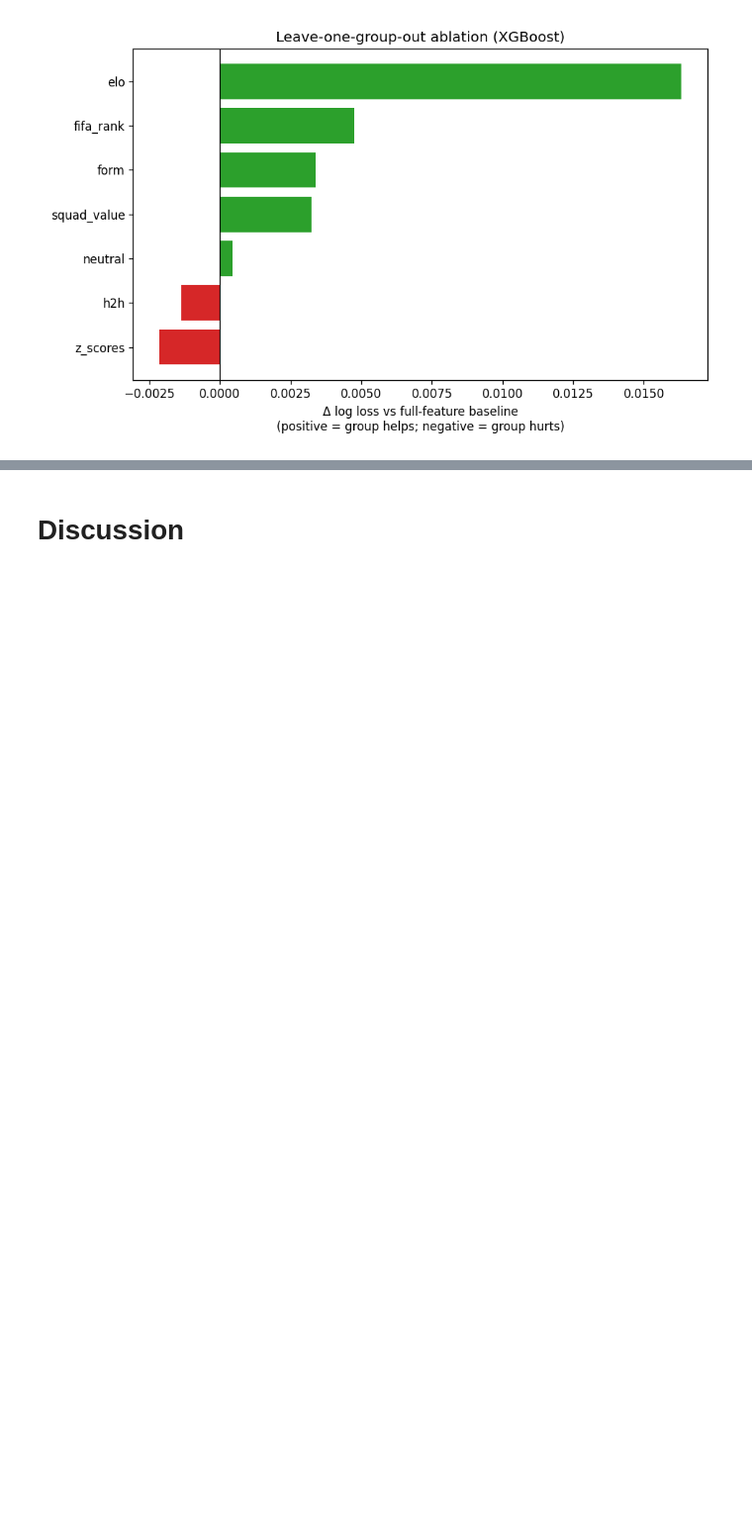
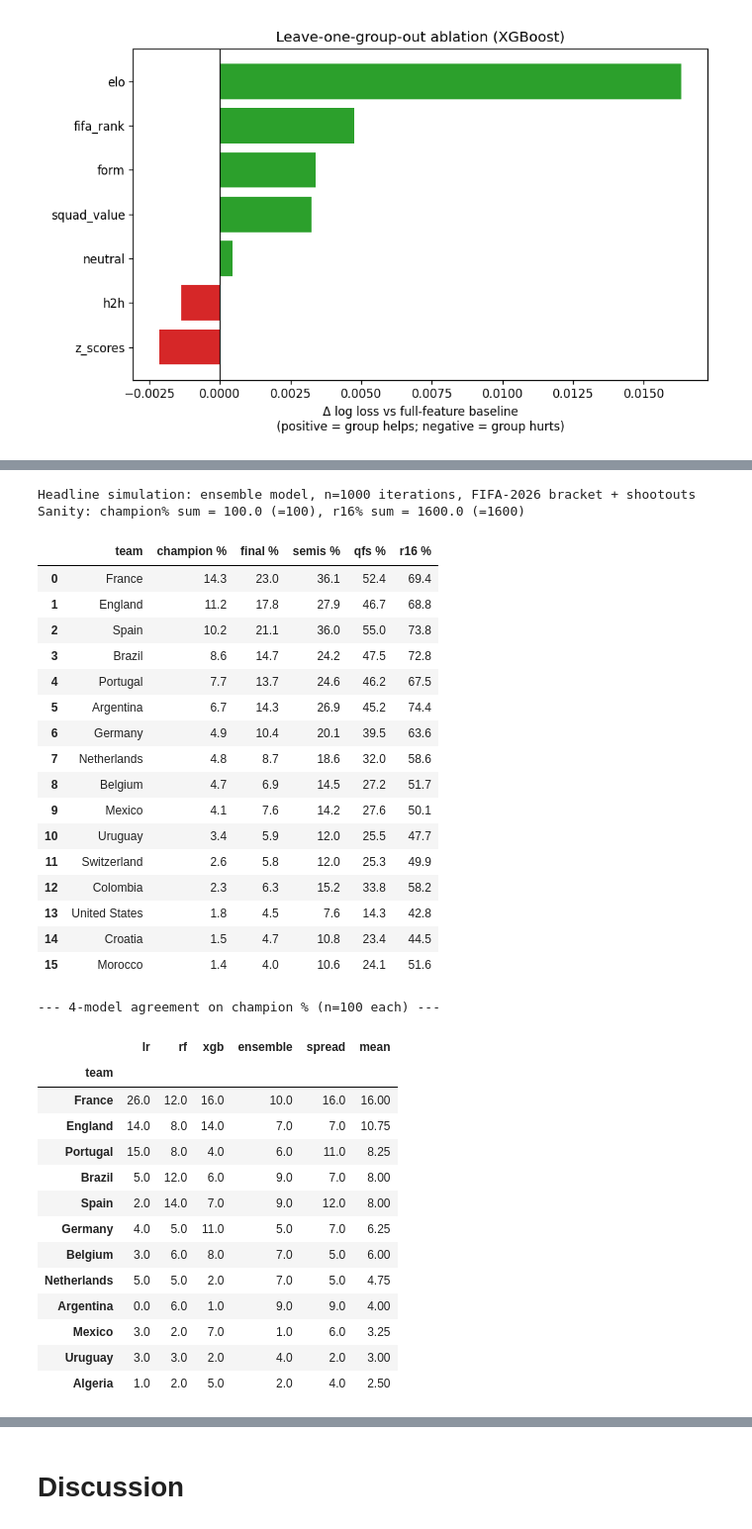
Before and after one commit to jlocala1/WorldCupPredictor, a Jupyter notebook: notebooks/main.ipynb, the cells around one changed output, grey strips where cells are left out. Shown at 99% size. Saved outputs shown, nothing was run; the diff lists cells and outputs as text; code cells hidden in the pictures; blank space fills up the shorter version.

Commit message:
Full n=1000 monte carlo simulation finished for ensemble. Added results and some analysis to notebook, still making edits

```diff
--- a/notebooks/main.ipynb
+++ b/notebooks/main.ipynb
@@ -391,20 +392,68 @@ Two choices in the simulation reflect simplifications that we'd like to flag rat
 # %%
-# Run the simulation and load results.
-# `python src/simulate.py --iters 1000 --seed 42` is the canonical command for the report.
-# Below we re-run with a smaller iter count for the notebook to keep execution time tractable;
-# the precomputed numbers are also saved to models/sim_summary.csv if a longer run is available.
+# Load both the headline n=1000 ensemble run and the 4-model n=100 comparison.
+# Generated by:
+#   python src/simulate.py --iters 1000 --seed 42 --output models/sim_ensemble_1000.csv
+#   for m in lr rf xgb ensemble; do
+#     python src/simulate.py --model $m --iters 100 --seed 42 --output models/sim_${m}_100.csv
+#   done
 
-import os, json
-SIM_RESULTS = os.path.join(MODELS_DIR, "sim_summary.csv")
-if os.path.exists(SIM_RESULTS):
-    sim_df = pd.read_csv(SIM_RESULTS)
-    print(f"Loaded simulation summary from {SIM_RESULTS}")
-    print(f"Iterations: see header in file")
+import os
+HEADLINE_PATH = os.path.join(MODELS_DIR, "sim_ensemble_1000.csv")
+if os.path.exists(HEADLINE_PATH):
+    sim_df = pd.read_csv(HEADLINE_PATH).sort_values("champion %", ascending=False).reset_index(drop=True)
+    print(f"Headline simulation: ensemble model, n=1000 iterations, FIFA-2026 bracket + shootouts")
+    print(f"Sanity: champion% sum = {sim_df['champion %'].sum():.1f} (=100), "
+          f"r16% sum = {sim_df['r16 %'].sum():.1f} (=1600)")
     display(sim_df.head(16))
 else:
-    print("No precomputed simulation summary at", SIM_RESULTS)
-    print("Run: python src/simulate.py --iters 1000 --seed 42")
-    print("Then re-execute this cell.")
+    print(f"Headline sim not found at {HEADLINE_PATH}")
+    print(f"Run: python src/simulate.py --iters 1000 --seed 42 --output models/sim_ensemble_1000.csv")
+
+# 4-model agreement table (n=100 each)
+print()
+print("--- 4-model agreement on champion % (n=100 each) ---")
+models = ["lr", "rf", "xgb", "ensemble"]
+champ = pd.DataFrame({m: pd.read_csv(os.path.join(MODELS_DIR, f"sim_{m}_100.csv")).set_index("team")["champion %"]
+                      for m in models if os.path.exists(os.path.join(MODELS_DIR, f"sim_{m}_100.csv"))})
+if not champ.empty:
+    champ["spread"] = champ.max(axis=1) - champ.min(axis=1)
+    champ["mean"]   = champ[models].mean(axis=1)
+    display(champ.sort_values("mean", ascending=False).head(12))
+# %% [output]
+Headline simulation: ensemble model, n=1000 iterations, FIFA-2026 bracket + shootouts
+Sanity: champion% sum = 100.0 (=100), r16% sum = 1600.0 (=1600)
+|  | team | champion % | final % | semis % | qfs % | r16 % |
+| 0 | France | 14.3 | 23.0 | 36.1 | 52.4 | 69.4 |
+| 1 | England | 11.2 | 17.8 | 27.9 | 46.7 | 68.8 |
+| 2 | Spain | 10.2 | 21.1 | 36.0 | 55.0 | 73.8 |
+| 3 | Brazil | 8.6 | 14.7 | 24.2 | 47.5 | 72.8 |
+| 4 | Portugal | 7.7 | 13.7 | 24.6 | 46.2 | 67.5 |
+| 5 | Argentina | 6.7 | 14.3 | 26.9 | 45.2 | 74.4 |
+| 6 | Germany | 4.9 | 10.4 | 20.1 | 39.5 | 63.6 |
+| 7 | Netherlands | 4.8 | 8.7 | 18.6 | 32.0 | 58.6 |
+| 8 | Belgium | 4.7 | 6.9 | 14.5 | 27.2 | 51.7 |
+| 9 | Mexico | 4.1 | 7.6 | 14.2 | 27.6 | 50.1 |
+| 10 | Uruguay | 3.4 | 5.9 | 12.0 | 25.5 | 47.7 |
+| 11 | Switzerland | 2.6 | 5.8 | 12.0 | 25.3 | 49.9 |
+| 12 | Colombia | 2.3 | 6.3 | 15.2 | 33.8 | 58.2 |
+| 13 | United States | 1.8 | 4.5 | 7.6 | 14.3 | 42.8 |
+| 14 | Croatia | 1.5 | 4.7 | 10.8 | 23.4 | 44.5 |
+| 15 | Morocco | 1.4 | 4.0 | 10.6 | 24.1 | 51.6 |
+--- 4-model agreement on champion % (n=100 each) ---
+|  | lr | rf | xgb | ensemble | spread | mean |
+| team |  |  |  |  |  |  |
+| France | 26.0 | 12.0 | 16.0 | 10.0 | 16.0 | 16.00 |
+| England | 14.0 | 8.0 | 14.0 | 7.0 | 7.0 | 10.75 |
+| Portugal | 15.0 | 8.0 | 4.0 | 6.0 | 11.0 | 8.25 |
+| Brazil | 5.0 | 12.0 | 6.0 | 9.0 | 7.0 | 8.00 |
+| Spain | 2.0 | 14.0 | 7.0 | 9.0 | 12.0 | 8.00 |
+| Germany | 4.0 | 5.0 | 11.0 | 5.0 | 7.0 | 6.25 |
+| Belgium | 3.0 | 6.0 | 8.0 | 7.0 | 5.0 | 6.00 |
+| Netherlands | 5.0 | 5.0 | 2.0 | 7.0 | 5.0 | 4.75 |
+| Argentina | 0.0 | 6.0 | 1.0 | 9.0 | 9.0 | 4.00 |
+| Mexico | 3.0 | 2.0 | 7.0 | 1.0 | 6.0 | 3.25 |
+| Uruguay | 3.0 | 3.0 | 2.0 | 4.0 | 2.0 | 3.00 |
+| Algeria | 1.0 | 2.0 | 5.0 | 2.0 | 4.0 | 2.50 |
 # %% [markdown]
 ### Results and observations
 
```
Also changed, not shown: parts of 5 cells of this notebook.
